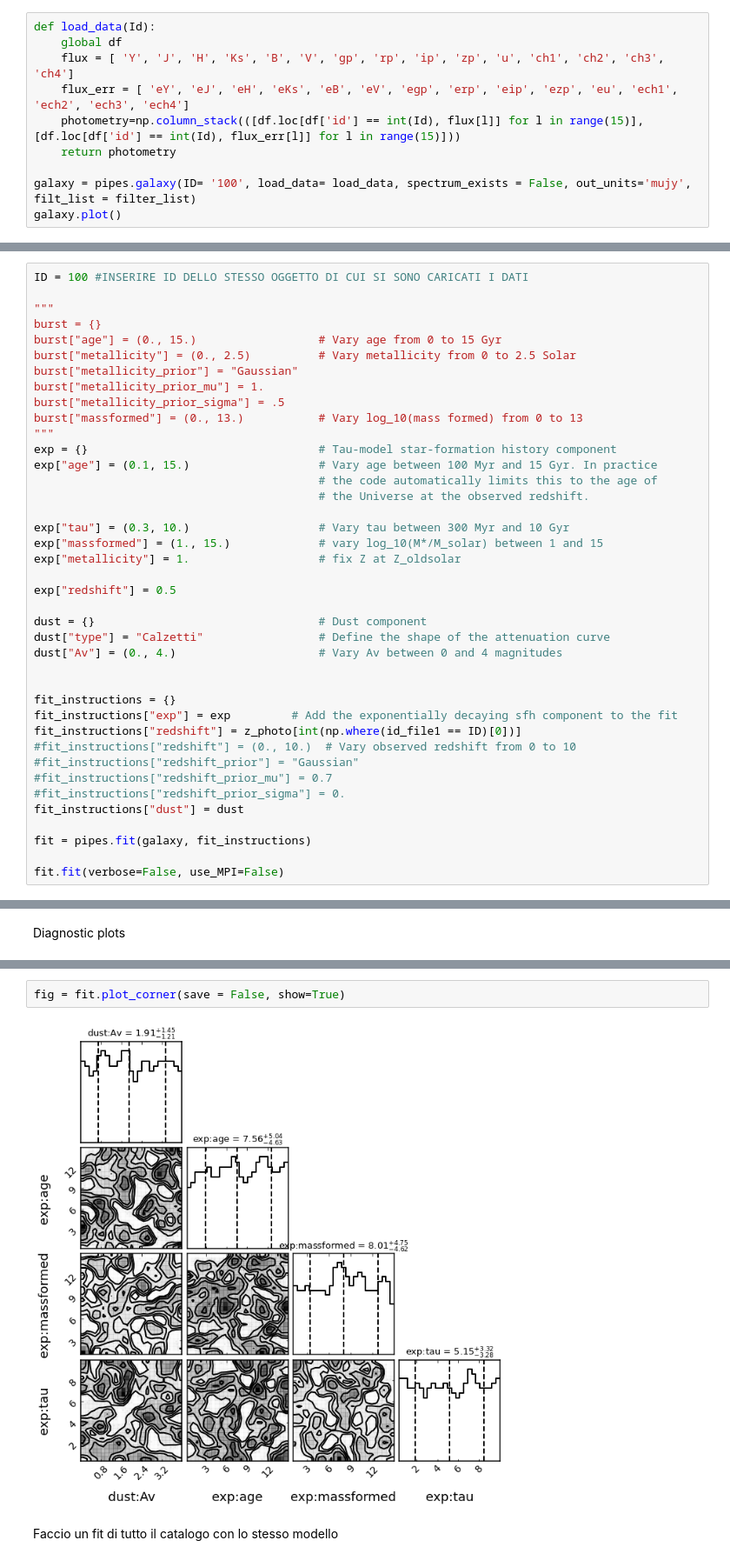
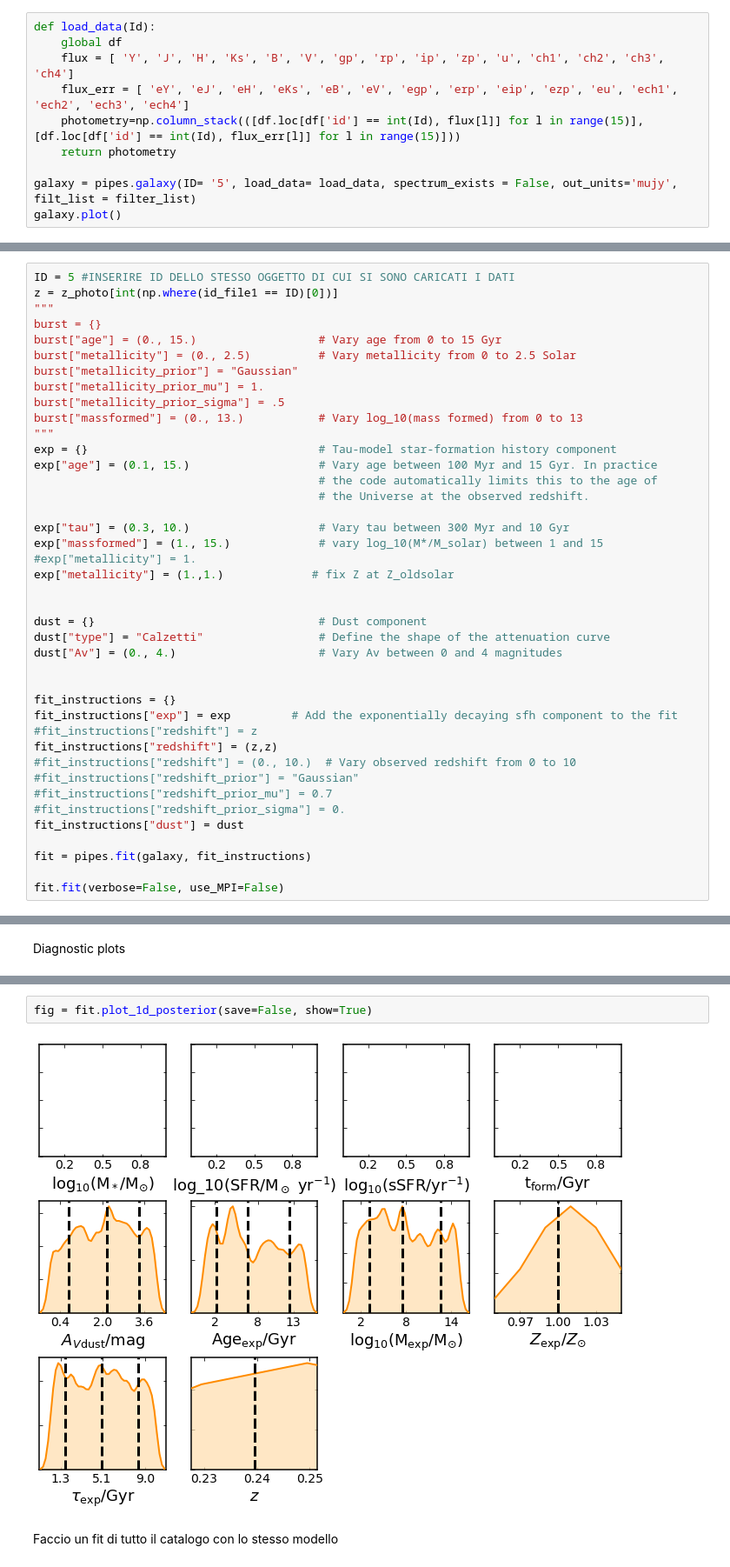
Before and after one commit to Michelaesp/Abilit-informatiche-e-telematiche, a Jupyter notebook: sedfitting.ipynb, the cells around one changed output, grey strips where cells are left out. Shown: that part at 87% size. Cells and saved outputs as stored; diff of their text form.

Commit message:
Fixed metallicity and redshift instructions

```diff
--- a/sedfitting.ipynb
+++ b/sedfitting.ipynb
@@ -147,6 +147,6 @@ def load_data(Id):
     photometry=np.column_stack(([df.loc[df['id'] == int(Id), flux[l]] for l in range(15)],[df.loc[df['id'] == int(Id), flux_err[l]] for l in range(15)]))
     return photometry
 
-galaxy = pipes.galaxy(ID= '100', load_data= load_data, spectrum_exists = False, out_units='mujy', filt_list = filter_list)
+galaxy = pipes.galaxy(ID= '5', load_data= load_data, spectrum_exists = False, out_units='mujy', filt_list = filter_list)
 galaxy.plot()
 # %% [output]
@@ -174,8 +174,8 @@ print(galaxy.photometry)
 # %% [markdown]
 Faccio il fit di un singolo oggetto, specificando il modello
 # %%
-ID = 100 #INSERIRE ID DELLO STESSO OGGETTO DI CUI SI SONO CARICATI I DATI
-
+ID = 5 #INSERIRE ID DELLO STESSO OGGETTO DI CUI SI SONO CARICATI I DATI
+z = z_photo[int(np.where(id_file1 == ID)[0])]
 """
 burst = {}
 burst["age"] = (0., 15.)                  # Vary age from 0 to 15 Gyr
@@ -192,9 +192,9 @@ exp["age"] = (0.1, 15.)                   # Vary age between 100 Myr and 15 Gyr.
 
 exp["tau"] = (0.3, 10.)                   # Vary tau between 300 Myr and 10 Gyr
 exp["massformed"] = (1., 15.)             # vary log_10(M*/M_solar) between 1 and 15
-exp["metallicity"] = 1.                   # fix Z at Z_oldsolar
+#exp["metallicity"] = 1.
+exp["metallicity"] = (1.,1.)             # fix Z at Z_oldsolar
 
-exp["redshift"] = 0.5
 
 dust = {}                                 # Dust component
 dust["type"] = "Calzetti"                 # Define the shape of the attenuation curve
@@ -203,7 +203,8 @@ dust["Av"] = (0., 4.)                     # Vary Av between 0 and 4 magnitudes
 
 fit_instructions = {}
 fit_instructions["exp"] = exp         # Add the exponentially decaying sfh component to the fit
-fit_instructions["redshift"] = z_photo[int(np.where(id_file1 == ID)[0])]
+#fit_instructions["redshift"] = z
+fit_instructions["redshift"] = (z,z)
 #fit_instructions["redshift"] = (0., 10.)  # Vary observed redshift from 0 to 10
 #fit_instructions["redshift_prior"] = "Gaussian"
 #fit_instructions["redshift_prior_mu"] = 0.7
@@ -268,7 +273,7 @@ Diagnostic plots
 # %%
-fig = fit.plot_corner(save = False, show=True)
+fig = fit.plot_1d_posterior(save=False, show=True)
 # %% [output]
-[figure, old version]
+[figure, new version]
 # %% [markdown]
 Faccio un fit di tutto il catalogo con lo stesso modello
 # %%
```
Also changed, not shown: parts of 6 cells of this notebook.
